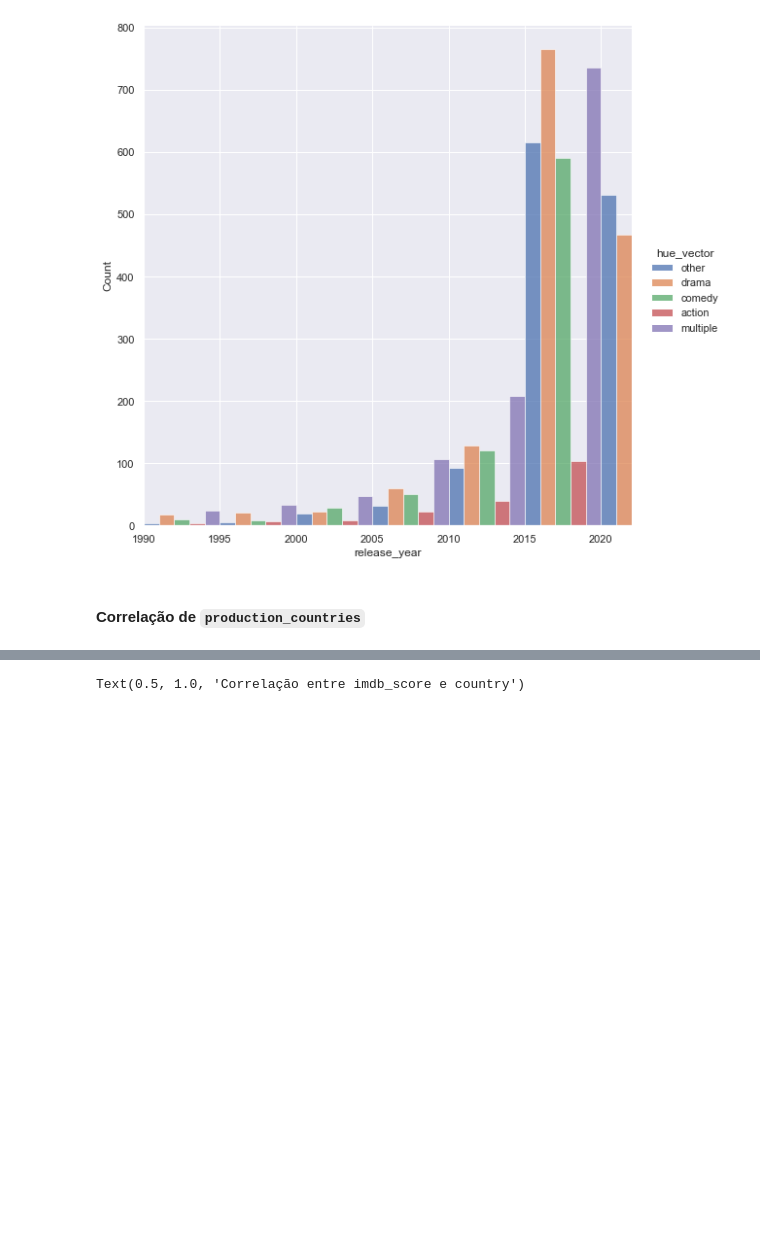
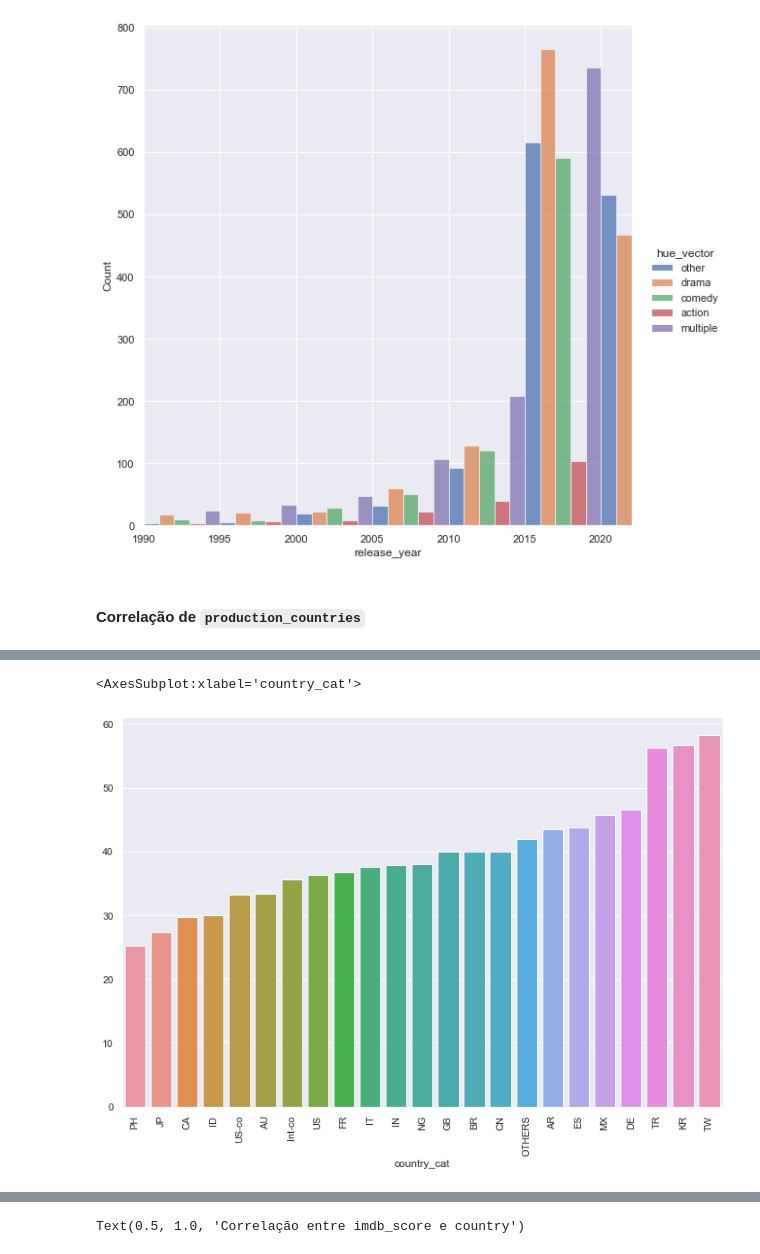
Before and after one commit to RodrigoLaraG/Data-Sci, a Jupyter notebook: DataSets/Netflix/NetflixNotebook.ipynb, the cells around one changed output, grey strips where cells are left out. Saved outputs shown, nothing was run; the diff lists cells and outputs as text; code cells hidden in the pictures; blank space fills up the shorter version.

```diff
--- a/DataSets/Netflix/NetflixNotebook.ipynb
+++ b/DataSets/Netflix/NetflixNotebook.ipynb
@@ -1891,0 +1923,9 @@ plt.xlim([1990, 2022])
+# %%
+# runtime medio de cada país p/ filmes
+plt.figure(figsize=(12,8))
+plt.xticks(rotation = 90)
+sns.barplot(x = titles_full[titles_full.type == "SHOW"].groupby("country_cat").mean().sort_values("runtime").index,
+    y = titles_full[titles_full.type == "SHOW"].groupby("country_cat").mean().runtime.sort_values().values)
+# %% [output]
+<AxesSubplot:xlabel='country_cat'>
+[figure, added]
```
Also changed, not shown: parts of 17 cells of this notebook.
